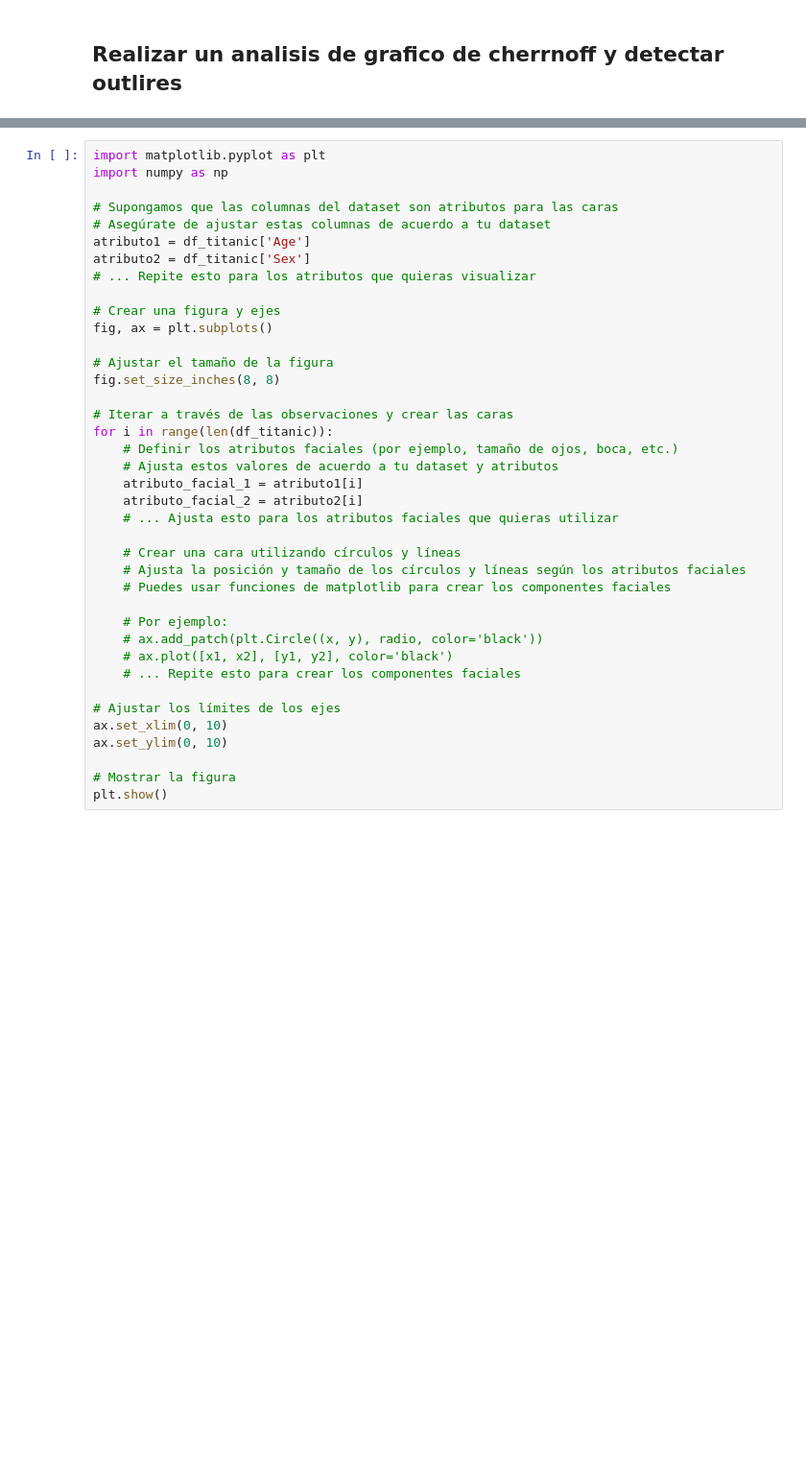
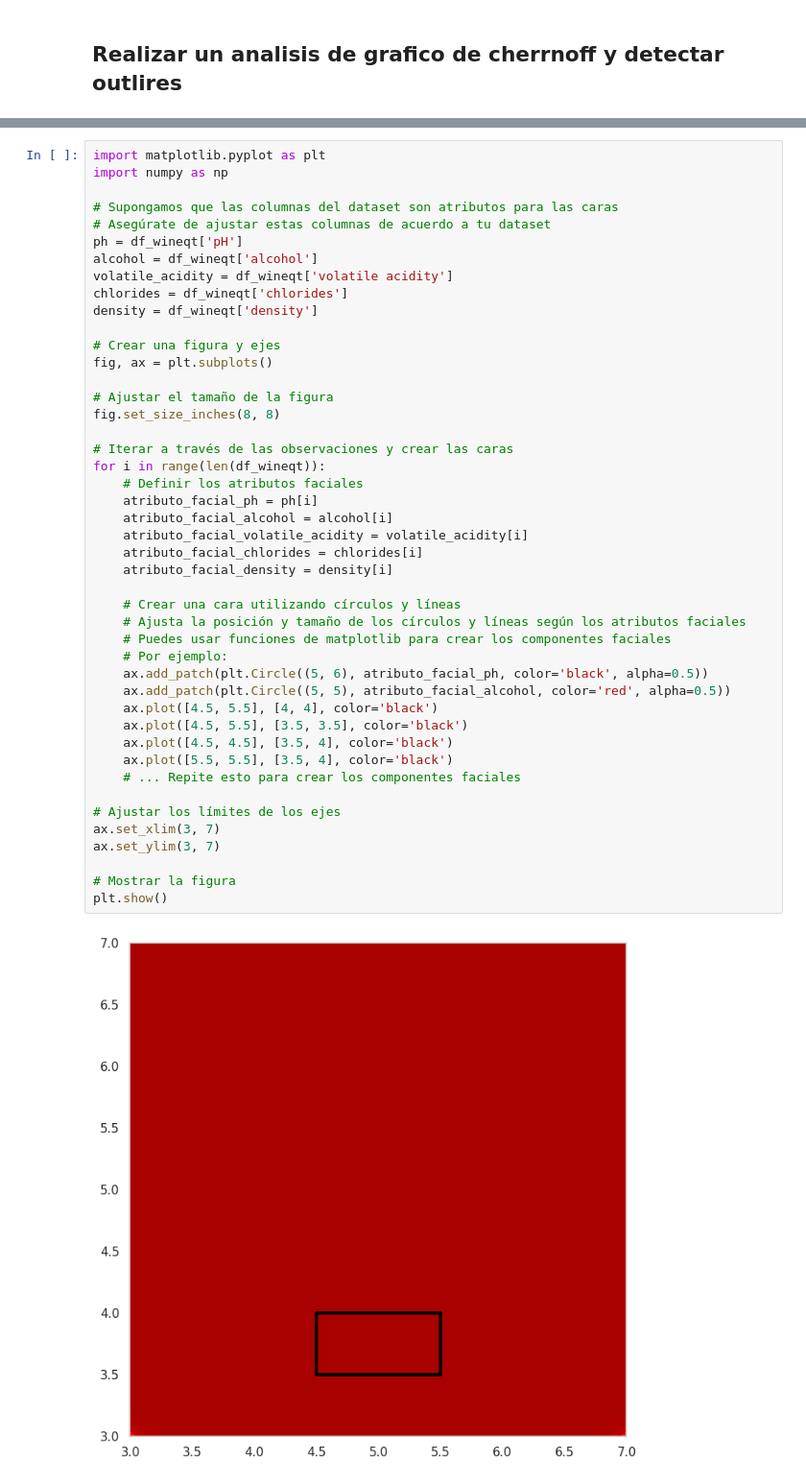
Before and after one commit to agustinsalum/ciencia-datos-python, a Jupyter notebook: Trabajos-practicos/tp4/tp4.ipynb, the cells around one changed output, grey strips where cells are left out. Shown at 96% size. Cells and saved outputs as stored; diff of their text form; blank space fills up the shorter version.

```diff
--- a/Trabajos-practicos/tp4/tp4.ipynb
+++ b/Trabajos-practicos/tp4/tp4.ipynb
@@ -620,39 +628,47 @@ En el caso de una correlación fuerte negativa, cuando el valor de una variable
 # %%
 import matplotlib.pyplot as plt
 import numpy as np
 
 # Supongamos que las columnas del dataset son atributos para las caras
 # Asegúrate de ajustar estas columnas de acuerdo a tu dataset
-atributo1 = df_titanic['Age']
-atributo2 = df_titanic['Sex']
-# ... Repite esto para los atributos que quieras visualizar
+ph = df_wineqt['pH']
+alcohol = df_wineqt['alcohol']
+volatile_acidity = df_wineqt['volatile acidity']
+chlorides = df_wineqt['chlorides']
+density = df_wineqt['density']
 
 # Crear una figura y ejes
 fig, ax = plt.subplots()
 
 # Ajustar el tamaño de la figura
 fig.set_size_inches(8, 8)
 
 # Iterar a través de las observaciones y crear las caras
-for i in range(len(df_titanic)):
-    # Definir los atributos faciales (por ejemplo, tamaño de ojos, boca, etc.)
-    # Ajusta estos valores de acuerdo a tu dataset y atributos
-    atributo_facial_1 = atributo1[i]
-    atributo_facial_2 = atributo2[i]
-    # ... Ajusta esto para los atributos faciales que quieras utilizar
+for i in range(len(df_wineqt)):
+    # Definir los atributos faciales
+    atributo_facial_ph = ph[i]
+    atributo_facial_alcohol = alcohol[i]
+    atributo_facial_volatile_acidity = volatile_acidity[i]
+    atributo_facial_chlorides = chlorides[i]
+    atributo_facial_density = density[i]
 
     # Crear una cara utilizando círculos y líneas
     # Ajusta la posición y tamaño de los círculos y líneas según los atributos faciales
     # Puedes usar funciones de matplotlib para crear los componentes faciales
-
     # Por ejemplo:
-    # ax.add_patch(plt.Circle((x, y), radio, color='black'))
-    # ax.plot([x1, x2], [y1, y2], color='black')
+    ax.add_patch(plt.Circle((5, 6), atributo_facial_ph, color='black', alpha=0.5))
+    ax.add_patch(plt.Circle((5, 5), atributo_facial_alcohol, color='red', alpha=0.5))
+    ax.plot([4.5, 5.5], [4, 4], color='black')
+    ax.plot([4.5, 5.5], [3.5, 3.5], color='black')
+    ax.plot([4.5, 4.5], [3.5, 4], color='black')
+    ax.plot([5.5, 5.5], [3.5, 4], color='black')
     # ... Repite esto para crear los componentes faciales
 
 # Ajustar los límites de los ejes
-ax.set_xlim(0, 10)
-ax.set_ylim(0, 10)
+ax.set_xlim(3, 7)
+ax.set_ylim(3, 7)
 
 # Mostrar la figura
 plt.show()
+# %% [output]
+[figure, added]
```
Also changed, not shown: parts of 3 cells of this notebook.
